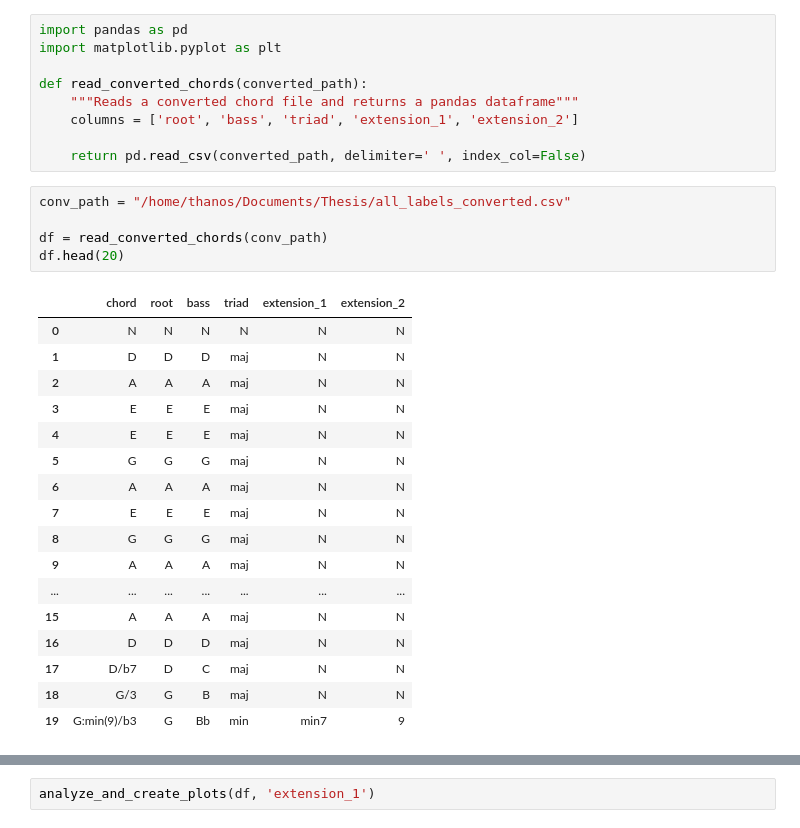
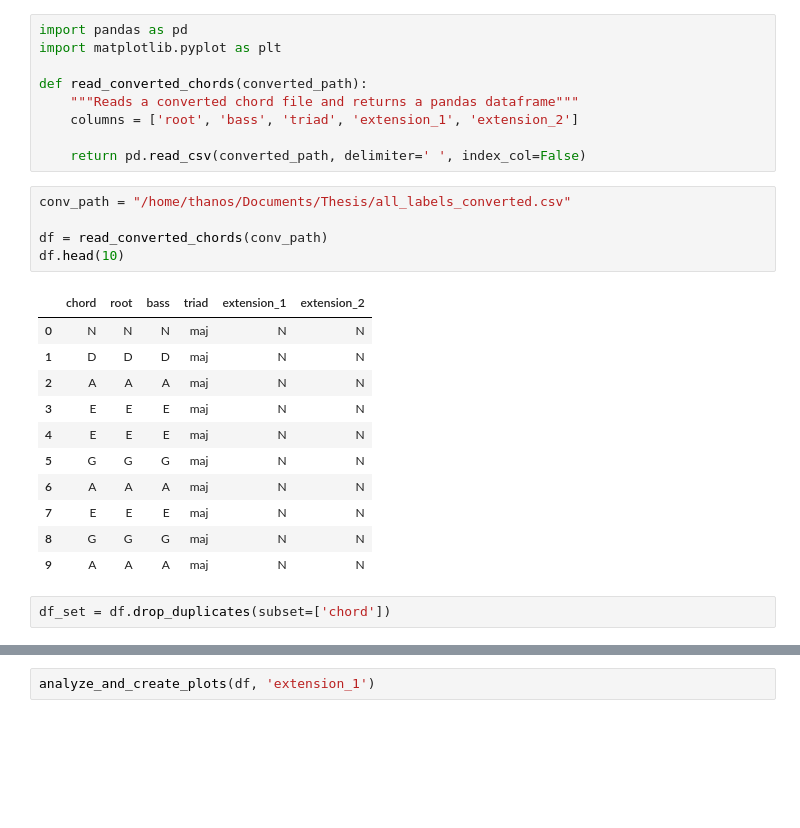
Before and after one commit to ThanAid/Chord-Estimation-Thesis, a Jupyter notebook: notebooks/Chords_EDA.ipynb, the cells around one changed output, grey strips where cells are left out. Drawn from its saved outputs; the diff is of its cells as text; blank space fills up the shorter version.

```diff
--- a/notebooks/Chords_EDA.ipynb
+++ b/notebooks/Chords_EDA.ipynb
@@ -10,11 +10,11 @@ def read_converted_chords(converted_path):
 # %%
 conv_path = "/home/thanos/Documents/Thesis/all_labels_converted.csv"
 
 df = read_converted_chords(conv_path)
-df.head(20)
+df.head(10)
 # %% [output]
 |  | chord | root | bass | triad | extension_1 | extension_2 |
-| 0 | N | N | N | N | N | N |
+| 0 | N | N | N | maj | N | N |
 | 1 | D | D | D | maj | N | N |
 | 2 | A | A | A | maj | N | N |
 | 3 | E | E | E | maj | N | N |
@@ -24,9 +24,5 @@ df.head(20)
 | 7 | E | E | E | maj | N | N |
 | 8 | G | G | G | maj | N | N |
 | 9 | A | A | A | maj | N | N |
-| ... | ... | ... | ... | ... | ... | ... |
-| 15 | A | A | A | maj | N | N |
-| 16 | D | D | D | maj | N | N |
-| 17 | D/b7 | D | C | maj | N | N |
-| 18 | G/3 | G | B | maj | N | N |
-| 19 | G:min(9)/b3 | G | Bb | min | min7 | 9 |
+# %%
+df_set = df.drop_duplicates(subset=['chord'])
```
Also changed, not shown: parts of 8 cells of this notebook.
